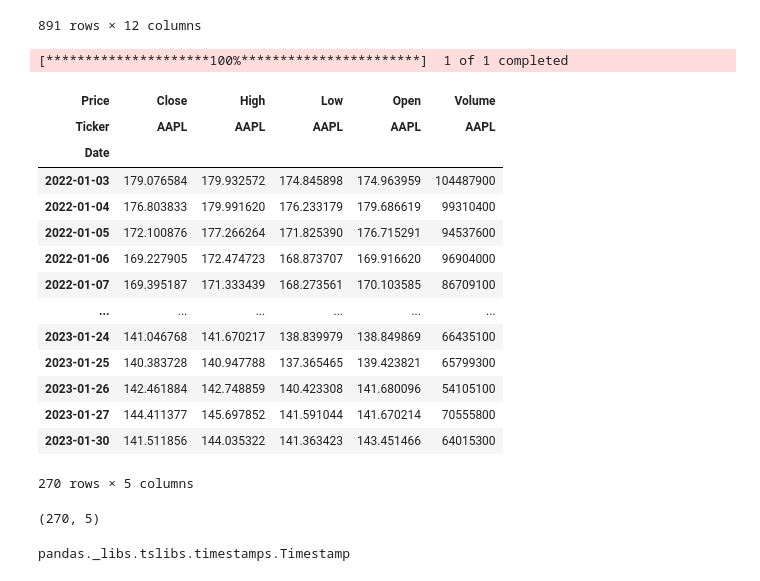
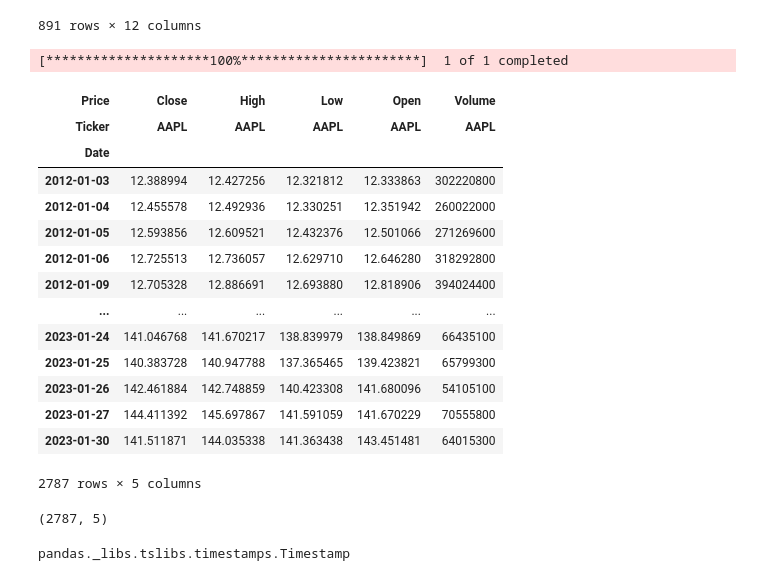
Before and after one commit to samwanyua/Python-Machine-Learning-Tutorial, a Jupyter notebook: Python_for_data_science/notebook.ipynb, the cells around one changed output. Cells and saved outputs as stored; diff of their text form; code cells hidden in the pictures.

```diff
--- a/Python_for_data_science/notebook.ipynb
+++ b/Python_for_data_science/notebook.ipynb
@@ -459,33 +459,33 @@ data
 # %%
 # Time series -sequence of data measured over regular intervals
 # Python libraries - datetime, matplotlib, pandas, numpy
 # yFinance - library to fetch historical stock data
 
 import yfinance as yf
 # download apple stock data
-df = yf.download('AAPL', start='2022-01-01', end='2023-01-31')
+df = yf.download('AAPL', start='2012-01-01', end='2023-01-31')
 df
 # %% [output]
 [*********************100%***********************]  1 of 1 completed
 | Price | Close | High | Low | Open | Volume |
 | Ticker | AAPL | AAPL | AAPL | AAPL | AAPL |
 | Date |  |  |  |  |  |
-| 2022-01-03 | 179.076584 | 179.932572 | 174.845898 | 174.963959 | 104487900 |
-| 2022-01-04 | 176.803833 | 179.991620 | 176.233179 | 179.686619 | 99310400 |
-| 2022-01-05 | 172.100876 | 177.266264 | 171.825390 | 176.715291 | 94537600 |
-| 2022-01-06 | 169.227905 | 172.474723 | 168.873707 | 169.916620 | 96904000 |
-| 2022-01-07 | 169.395187 | 171.333439 | 168.273561 | 170.103585 | 86709100 |
+| 2012-01-03 | 12.388994 | 12.427256 | 12.321812 | 12.333863 | 302220800 |
+| 2012-01-04 | 12.455578 | 12.492936 | 12.330251 | 12.351942 | 260022000 |
+| 2012-01-05 | 12.593856 | 12.609521 | 12.432376 | 12.501066 | 271269600 |
+| 2012-01-06 | 12.725513 | 12.736057 | 12.629710 | 12.646280 | 318292800 |
+| 2012-01-09 | 12.705328 | 12.886691 | 12.693880 | 12.818906 | 394024400 |
 | ... | ... | ... | ... | ... | ... |
 | 2023-01-24 | 141.046768 | 141.670217 | 138.839979 | 138.849869 | 66435100 |
 | 2023-01-25 | 140.383728 | 140.947788 | 137.365465 | 139.423821 | 65799300 |
 | 2023-01-26 | 142.461884 | 142.748859 | 140.423308 | 141.680096 | 54105100 |
-| 2023-01-27 | 144.411377 | 145.697852 | 141.591044 | 141.670214 | 70555800 |
-| 2023-01-30 | 141.511856 | 144.035322 | 141.363423 | 143.451466 | 64015300 |
+| 2023-01-27 | 144.411392 | 145.697867 | 141.591059 | 141.670229 | 70555800 |
+| 2023-01-30 | 141.511871 | 144.035338 | 141.363438 | 143.451481 | 64015300 |
-270 rows × 5 columns
+2787 rows × 5 columns
 # %%
 df.shape
 # %% [output]
-(270, 5)
+(2787, 5)
 # %%
 type(df.index[0]) # pandas timestamp
 # convert dataset to time series
```
Also changed, not shown: parts of 3 cells of this notebook.
